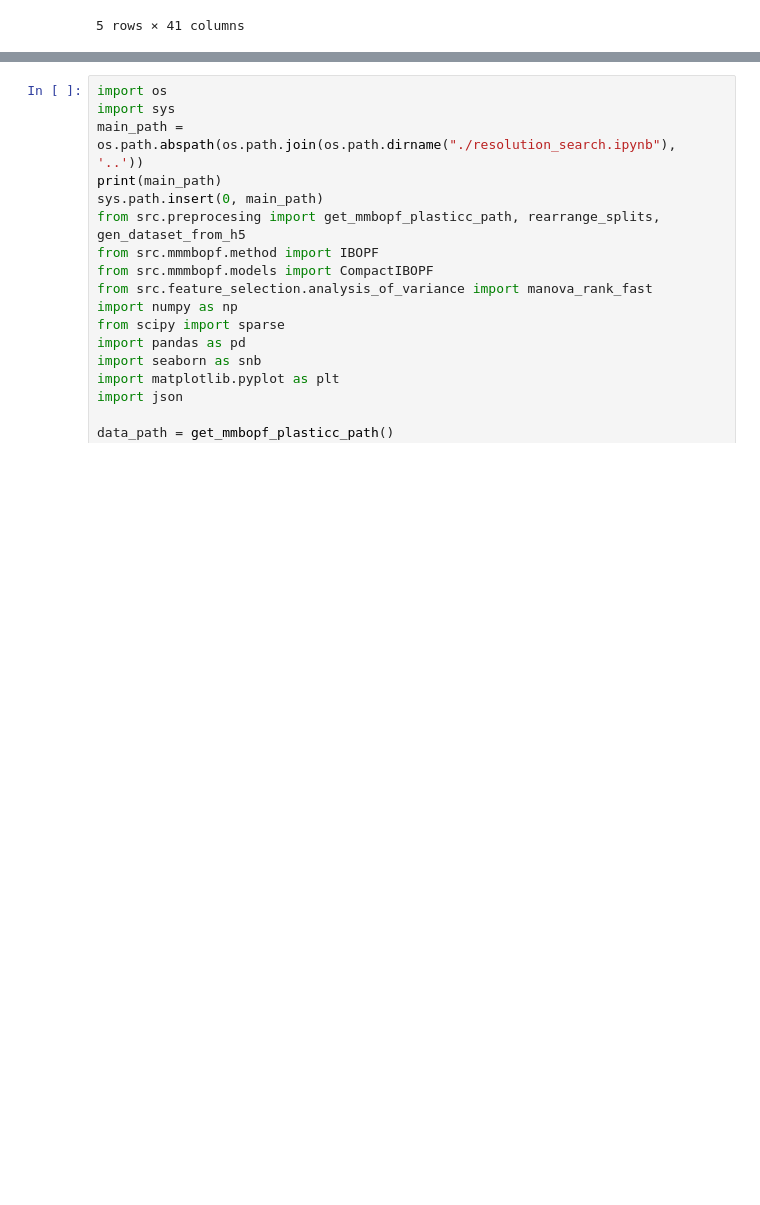
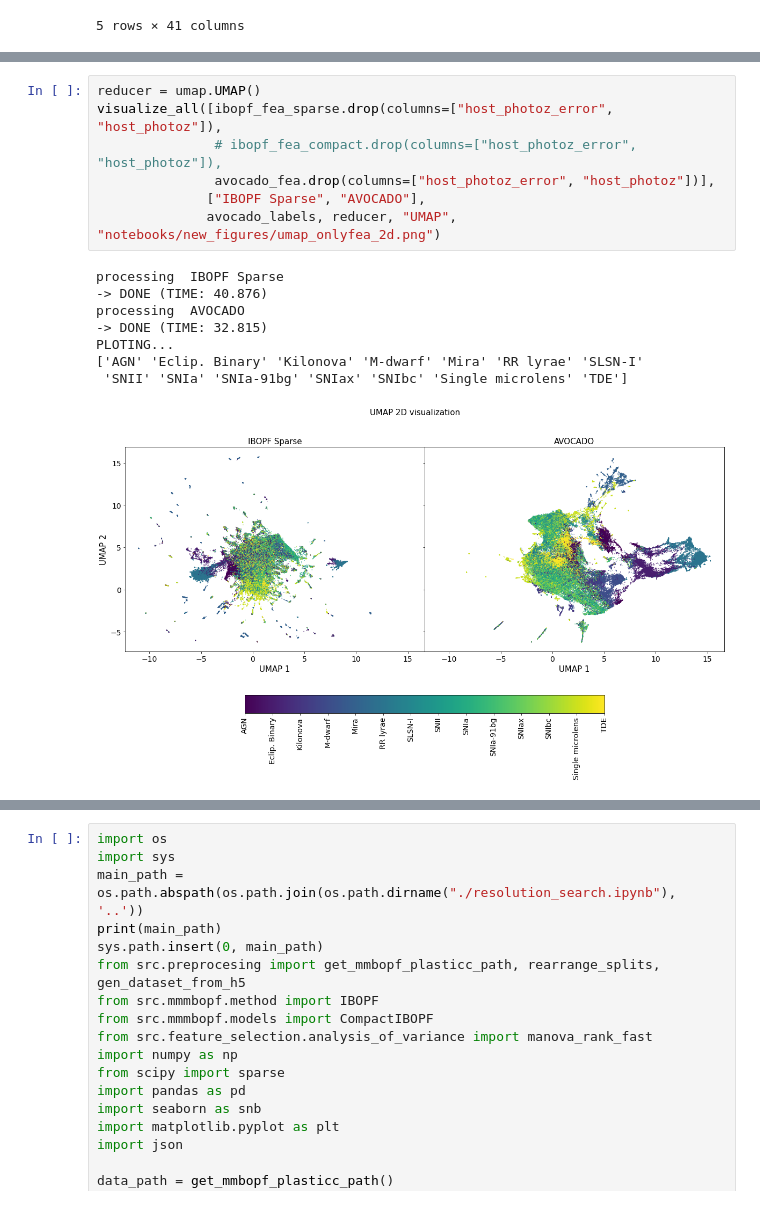
Before and after one commit to frmunozz/irregular-bag-of-pattern, a Jupyter notebook: notebooks/visualization_on_method_features.ipynb, the cells around one changed output, grey strips where cells are left out. Saved outputs shown, nothing was run; the diff lists cells and outputs as text; blank space fills up the shorter version.

```diff
--- a/notebooks/visualization_on_method_features.ipynb
+++ b/notebooks/visualization_on_method_features.ipynb
@@ -258,0 +216,16 @@ WARNING:matplotlib.legend:No artists with labels found to put in legend.  Note t
+# %%
+reducer = umap.UMAP()
+visualize_all([ibopf_fea_sparse.drop(columns=["host_photoz_error", "host_photoz"]),
+               # ibopf_fea_compact.drop(columns=["host_photoz_error", "host_photoz"]),
+               avocado_fea.drop(columns=["host_photoz_error", "host_photoz"])],
+              ["IBOPF Sparse", "AVOCADO"],
+              avocado_labels, reducer, "UMAP", "notebooks/new_figures/umap_onlyfea_2d.png")
+# %% [output]
+processing  IBOPF Sparse
+-> DONE (TIME: 40.876)
+processing  AVOCADO
+-> DONE (TIME: 32.815)
+PLOTING...
+['AGN' 'Eclip. Binary' 'Kilonova' 'M-dwarf' 'Mira' 'RR lyrae' 'SLSN-I'
+ 'SNII' 'SNIa' 'SNIa-91bg' 'SNIax' 'SNIbc' 'Single microlens' 'TDE']
+[figure, added]
```
Also changed, not shown: parts of 45 cells of this notebook, 21 other files.
